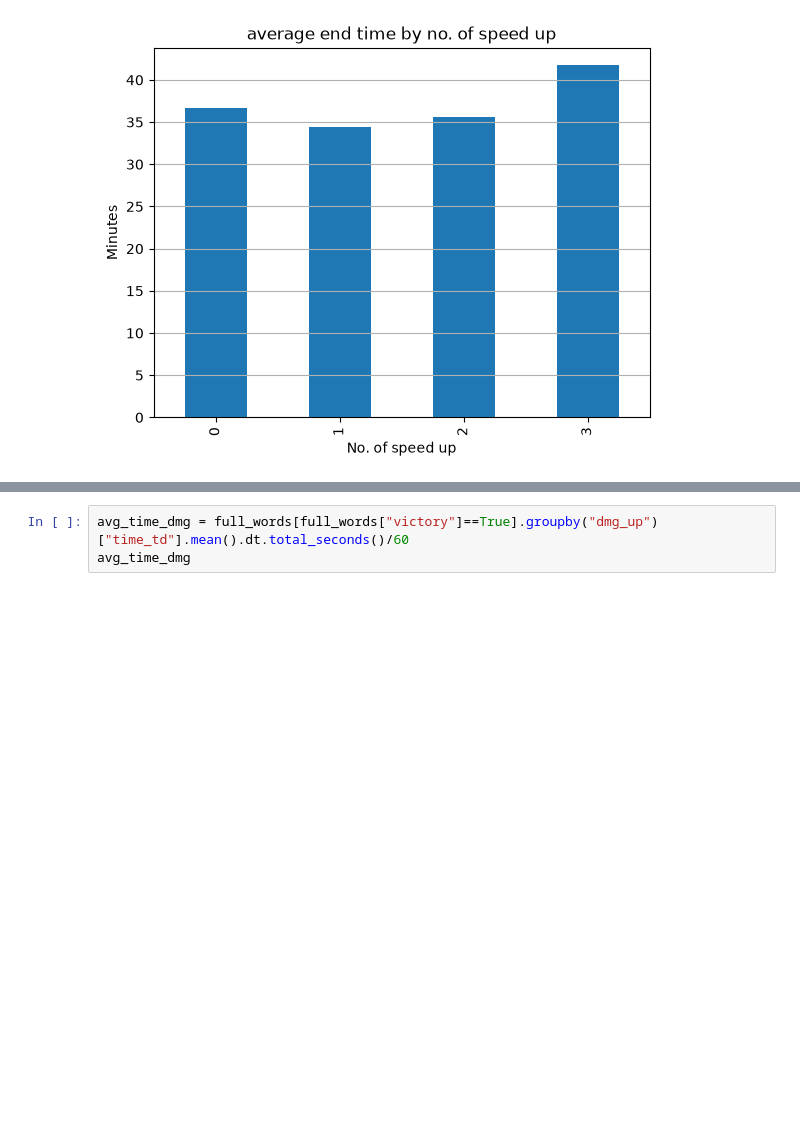
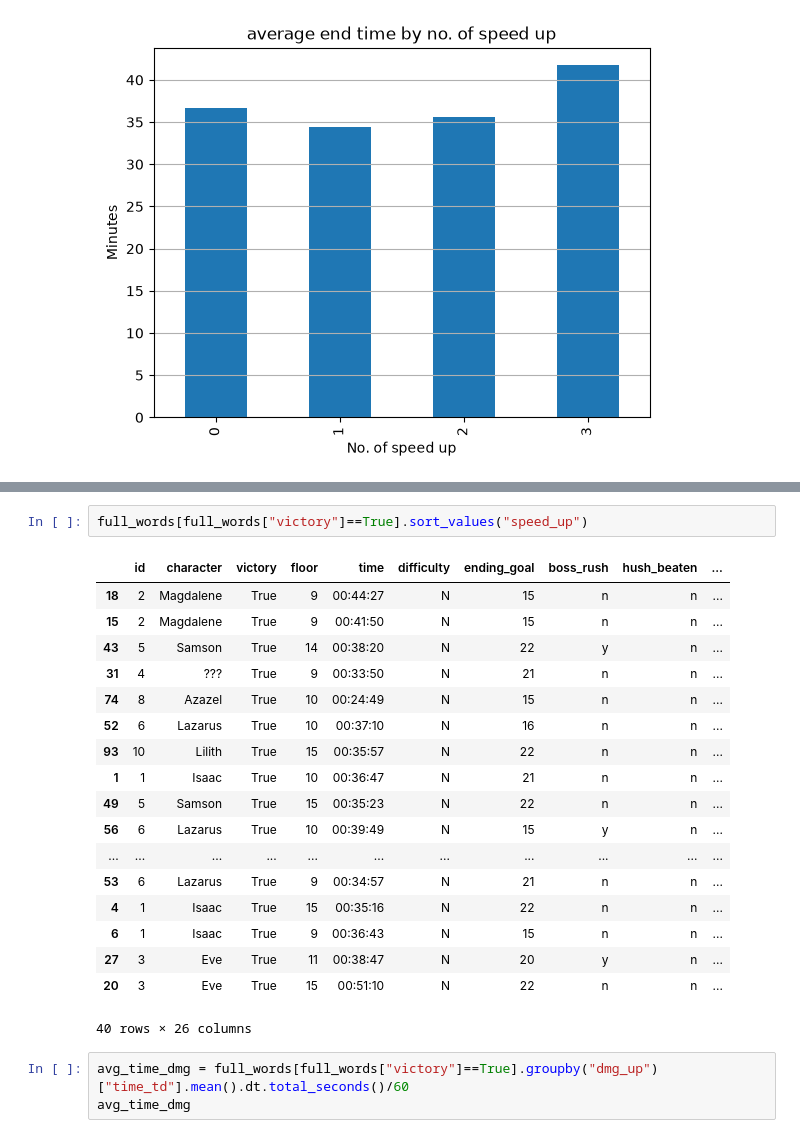
Before and after one commit to HelloThisDog/Examsproject_Megan_Loe_DE25, a Jupyter notebook: EDA.ipynb, the cells around one changed output, grey strips where cells are left out. Drawn from its saved outputs; the diff is of its cells as text; blank space fills up the shorter version.

```diff
--- a/EDA.ipynb
+++ b/EDA.ipynb
@@ -507,3 +520,24 @@ Text(0.5, 1.0, 'average end time by no. of speed up')
+# %%
+full_words[full_words["victory"]==True].sort_values("speed_up")
+# %% [output]
+|  | id | character | victory | floor | time | difficulty | ending_goal | boss_rush | hush_beaten | ... |
+| 18 | 2 | Magdalene | True | 9 | 00:44:27 | N | 15 | n | n | ... |
+| 15 | 2 | Magdalene | True | 9 | 00:41:50 | N | 15 | n | n | ... |
+| 43 | 5 | Samson | True | 14 | 00:38:20 | N | 22 | y | n | ... |
+| 31 | 4 | ??? | True | 9 | 00:33:50 | N | 21 | n | n | ... |
+| 74 | 8 | Azazel | True | 10 | 00:24:49 | N | 15 | n | n | ... |
+| 52 | 6 | Lazarus | True | 10 | 00:37:10 | N | 16 | n | n | ... |
+| 93 | 10 | Lilith | True | 15 | 00:35:57 | N | 22 | n | n | ... |
+| 1 | 1 | Isaac | True | 10 | 00:36:47 | N | 21 | n | n | ... |
+| 49 | 5 | Samson | True | 15 | 00:35:23 | N | 22 | n | n | ... |
+| 56 | 6 | Lazarus | True | 10 | 00:39:49 | N | 15 | y | n | ... |
+| ... | ... | ... | ... | ... | ... | ... | ... | ... | ... | ... |
+| 53 | 6 | Lazarus | True | 9 | 00:34:57 | N | 21 | n | n | ... |
+| 4 | 1 | Isaac | True | 15 | 00:35:16 | N | 22 | n | n | ... |
+| 6 | 1 | Isaac | True | 9 | 00:36:43 | N | 15 | n | n | ... |
+| 27 | 3 | Eve | True | 11 | 00:38:47 | N | 20 | y | n | ... |
+| 20 | 3 | Eve | True | 15 | 00:51:10 | N | 22 | n | n | ... |
+40 rows × 26 columns
 # %%
 avg_time_dmg = full_words[full_words["victory"]==True].groupby("dmg_up")["time_td"].mean().dt.total_seconds()/60
 avg_time_dmg
```
Also changed, not shown: parts of 2 cells of this notebook.
